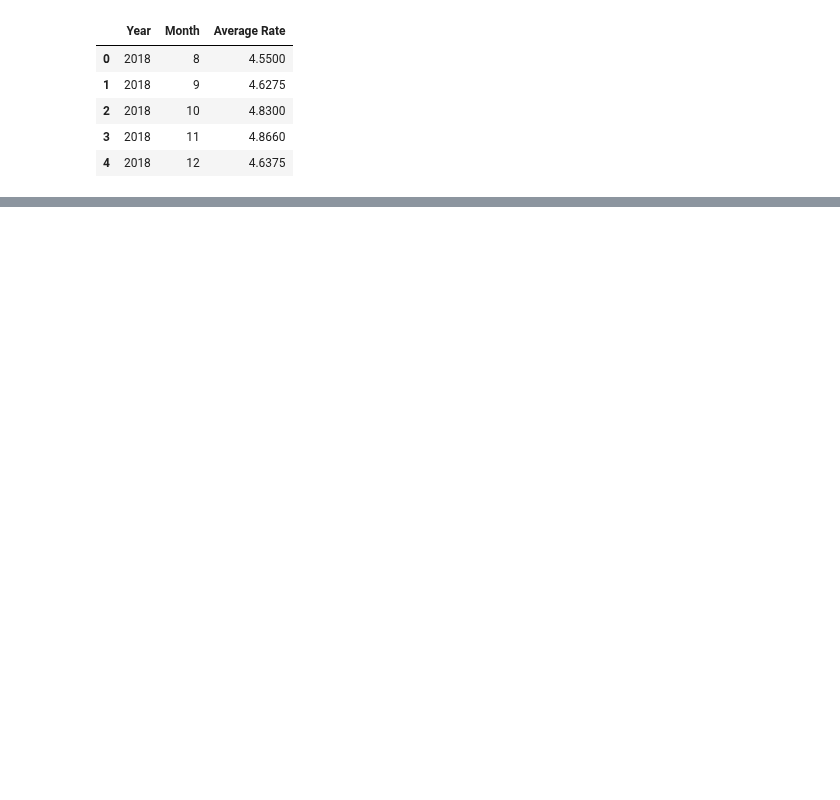
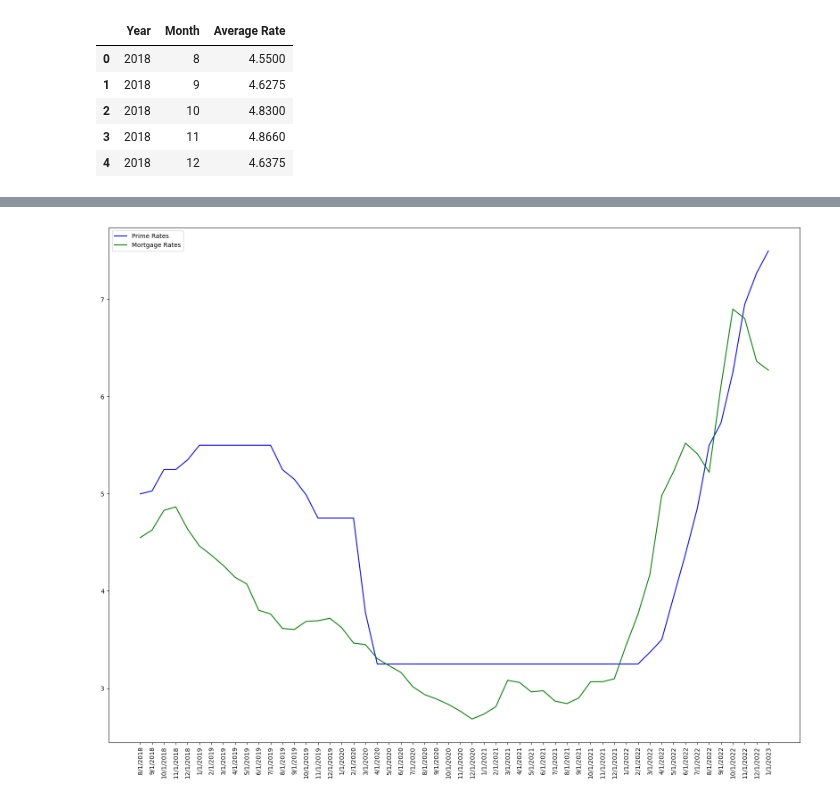
Before and after one commit to ceramicbull/Project-1-Repo, a Jupyter notebook: leighas_analysis/Project_One.ipynb, the cells around one changed output, grey strips where cells are left out. Drawn from its saved outputs; the diff is of its cells as text; code cells hidden in the pictures; blank space fills up the shorter version.

```diff
--- a/leighas_analysis/Project_One.ipynb
+++ b/leighas_analysis/Project_One.ipynb
@@ -157,0 +210,5 @@ plt.show()
+# %%
+# read in raw data of prime rates using pandas
+prime_rates_data_to_load = 'Resources/lr _prime_rates.csv'
+lr_prime_rates = pd.read_csv(prime_rates_data_to_load)
+lr_prime_rates.head()
@@ -157,0 +222,5 @@ plt.show()
+# %%
+# Import average mortgage rate data from group data folder
+lr_mortgage_rate_to_load = '../data/cp_average_mortgage_rate.csv'
+average_mortgage_rate = pd.read_csv(lr_mortgage_rate_to_load)
+average_mortgage_rate.head()
@@ -157,0 +234,22 @@ plt.show()
+# %%
+# plot bank prime rates vs mortgage rates to explore results for analysis
+# Not for final project
+cp_mortgage_rates_to_plot = average_mortgage_rate['Average Rate']
+prime_rates_to_plot = lr_prime_rates['MPRIME']
+
+years = lr_prime_rates['DATE']
+
+plt.figure(figsize=(20,15))
+prime_loan_plot, = plt.plot(years, prime_rates_to_plot, color="blue", label="Prime Rates" )
+
+mortgage_plot, = plt.plot(years, cp_mortgage_rates_to_plot, color='green', label="Mortgage Rates")
+
+plt.xticks(rotation="vertical")
+plt.legend(handles=[prime_loan_plot, mortgage_plot], loc="best")
+
+# Save the figure to my folder
+plt.savefig("Output Data/lr_mortgage_prime_comparison.png")
+
+plt.show()
+# %% [output]
+[figure, added]
```
Also changed, not shown: parts of 11 cells of this notebook, 7 other files.
